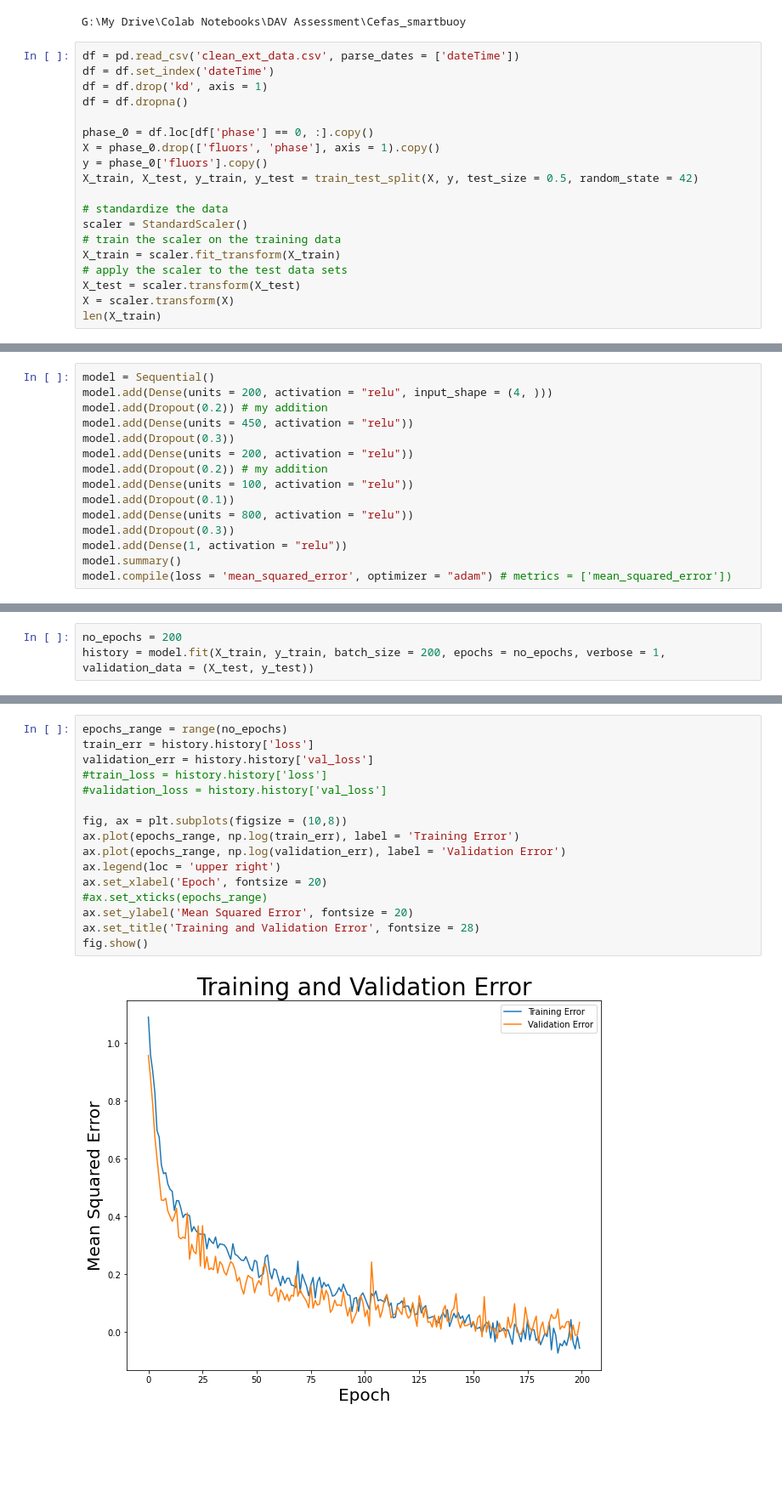
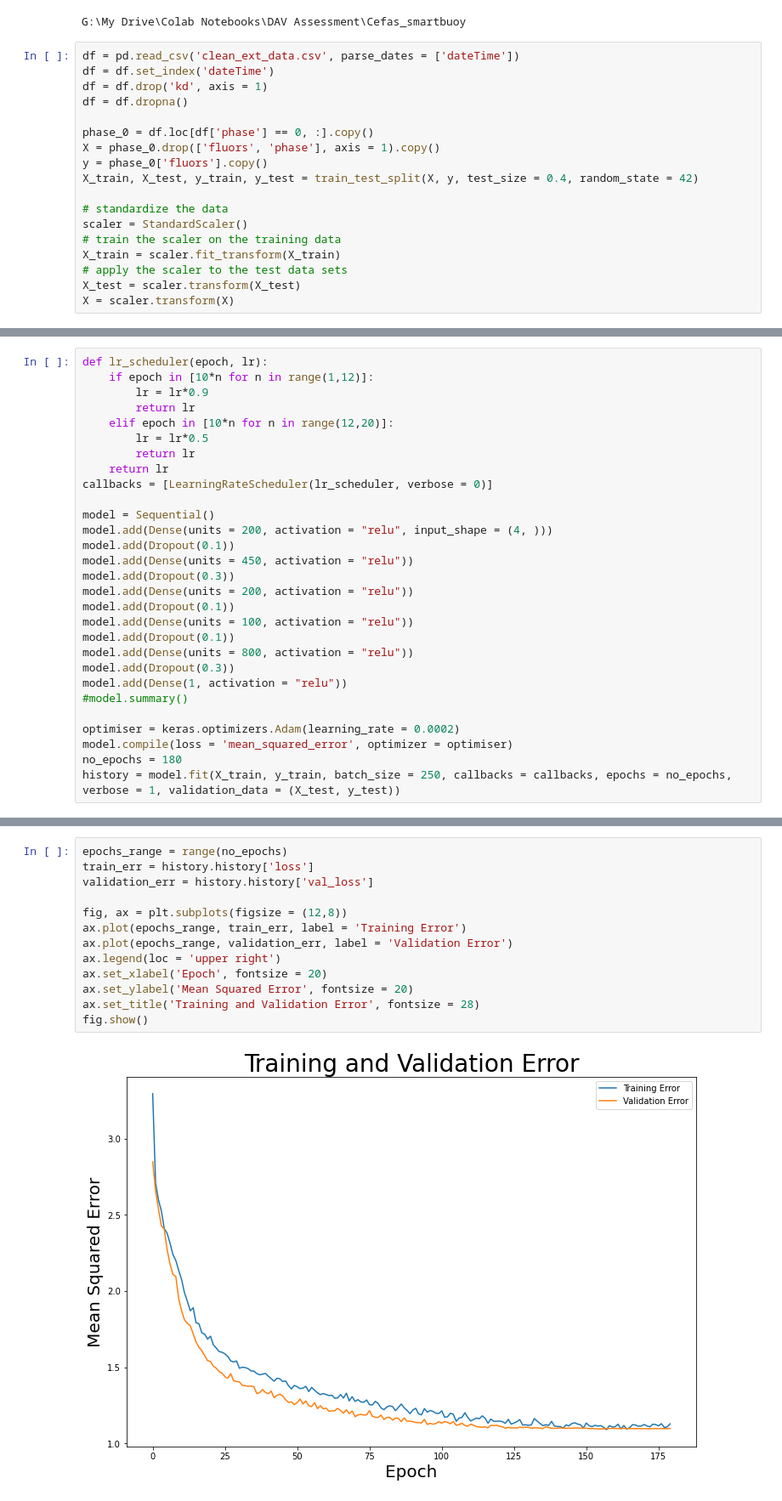
Before and after one commit to Reubenpt123/DAV, a Jupyter notebook: Neural_net.ipynb, the cells around one changed output, grey strips where cells are left out. Shown: that part at 85% size. Drawn from its saved outputs; the diff is of its cells as text; blank space fills up the shorter version.

Commit message:
final model

```diff
--- a/Neural_net.ipynb
+++ b/Neural_net.ipynb
@@ -24,7 +25,7 @@ df = df.dropna()
 phase_0 = df.loc[df['phase'] == 0, :].copy()
 X = phase_0.drop(['fluors', 'phase'], axis = 1).copy()
 y = phase_0['fluors'].copy()
-X_train, X_test, y_train, y_test = train_test_split(X, y, test_size = 0.5, random_state = 42)
+X_train, X_test, y_train, y_test = train_test_split(X, y, test_size = 0.4, random_state = 42)
 
 # standardize the data
 scaler = StandardScaler()
@@ -33,4 +34,3 @@ X_train = scaler.fit_transform(X_train)
 # apply the scaler to the test data sets
 X_test = scaler.transform(X_test)
 X = scaler.transform(X)
-len(X_train)
@@ -39,16 +37,30 @@ len(X_train)
 # %%
+def lr_scheduler(epoch, lr):
+    if epoch in [10*n for n in range(1,12)]:
+        lr = lr*0.9
+        return lr
+    elif epoch in [10*n for n in range(12,20)]:
+        lr = lr*0.5
+        return lr
+    return lr
+callbacks = [LearningRateScheduler(lr_scheduler, verbose = 0)]
+
 model = Sequential()
 model.add(Dense(units = 200, activation = "relu", input_shape = (4, )))
-model.add(Dropout(0.2)) # my addition
+model.add(Dropout(0.1))
 model.add(Dense(units = 450, activation = "relu"))
 model.add(Dropout(0.3))
 model.add(Dense(units = 200, activation = "relu"))
-model.add(Dropout(0.2)) # my addition
+model.add(Dropout(0.1))
 model.add(Dense(units = 100, activation = "relu"))
 model.add(Dropout(0.1))
 model.add(Dense(units = 800, activation = "relu"))
 model.add(Dropout(0.3))
 model.add(Dense(1, activation = "relu"))
-model.summary()
-model.compile(loss = 'mean_squared_error', optimizer = "adam") # metrics = ['mean_squared_error'])
+#model.summary()
+
+optimiser = keras.optimizers.Adam(learning_rate = 0.0002)
+model.compile(loss = 'mean_squared_error', optimizer = optimiser)
+no_epochs = 180
+history = model.fit(X_train, y_train, batch_size = 250, callbacks = callbacks, epochs = no_epochs, verbose = 1, validation_data = (X_test, y_test))
 # %% [output]
@@ -72,3 +83,0 @@ _________________________________________________________________
-# %%
-no_epochs = 200
-history = model.fit(X_train, y_train, batch_size = 200, epochs = no_epochs, verbose = 1, validation_data = (X_test, y_test))
@@ -93,20 +84,17 @@ Epoch 200/200
 # %%
 epochs_range = range(no_epochs)
 train_err = history.history['loss']
 validation_err = history.history['val_loss']
-#train_loss = history.history['loss']
-#validation_loss = history.history['val_loss']
 
-fig, ax = plt.subplots(figsize = (10,8))
-ax.plot(epochs_range, np.log(train_err), label = 'Training Error')
-ax.plot(epochs_range, np.log(validation_err), label = 'Validation Error')
+fig, ax = plt.subplots(figsize = (12,8))
+ax.plot(epochs_range, train_err, label = 'Training Error')
+ax.plot(epochs_range, validation_err, label = 'Validation Error')
 ax.legend(loc = 'upper right')
 ax.set_xlabel('Epoch', fontsize = 20)
-#ax.set_xticks(epochs_range)
 ax.set_ylabel('Mean Squared Error', fontsize = 20)
 ax.set_title('Training and Validation Error', fontsize = 28)
 fig.show()
 # %% [output]
-[figure, old version]
+[figure, new version]
 # %%
 pred_train = model.predict(X_train)
```
Also changed, not shown: parts of 11 cells of this notebook.
